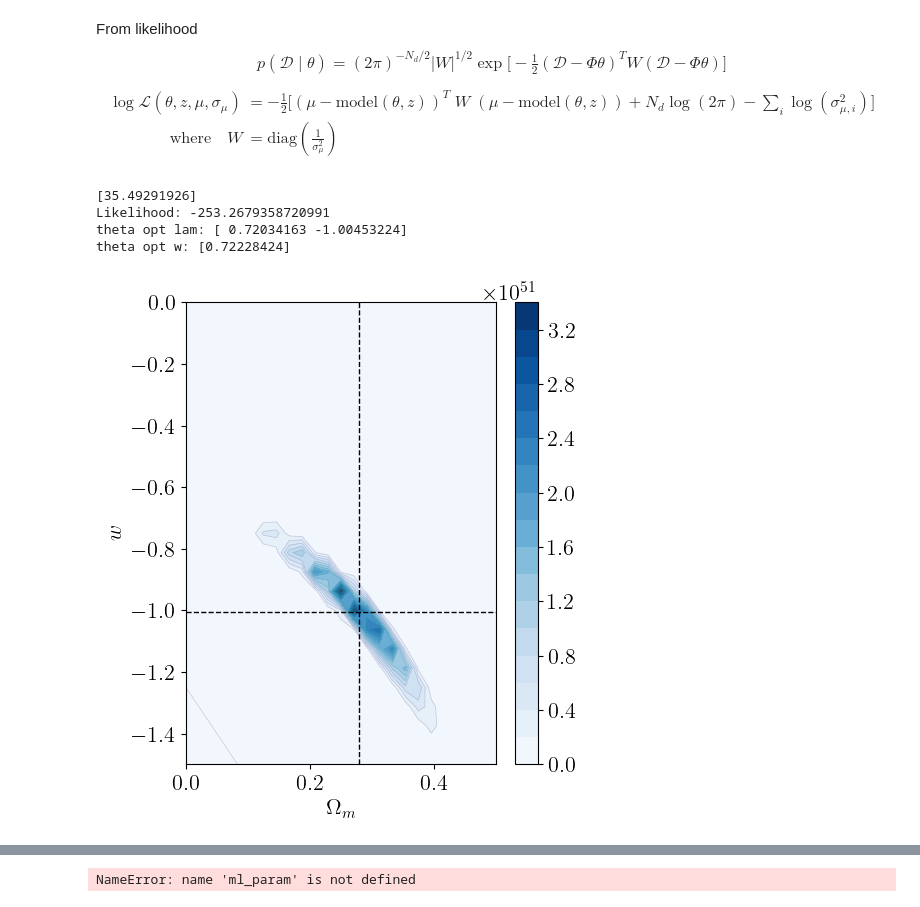
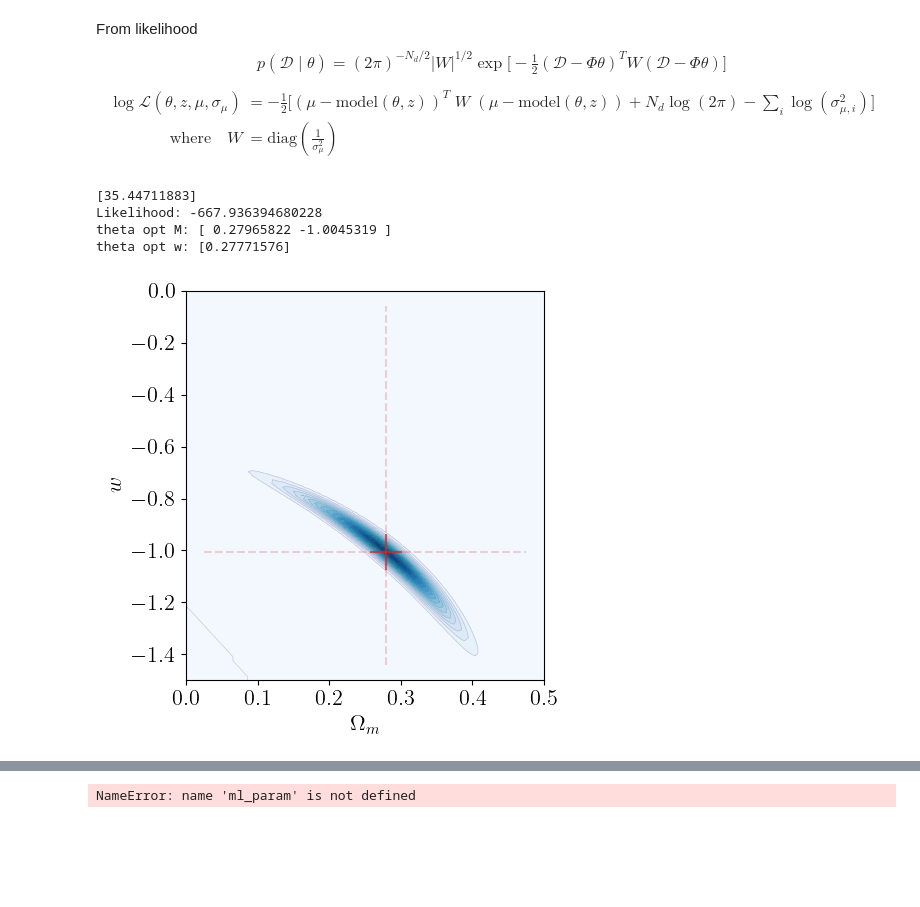
Before and after one commit to j-haralds/Advanced_sim, a Jupyter notebook: proj1_shared/proj1_2_jesper.ipynb, the cells around one changed output, grey strips where cells are left out. Drawn from its saved outputs; the diff is of its cells as text; code cells hidden in the pictures; blank space fills up the shorter version.

```diff
--- a/proj1_shared/proj1_2_jesper.ipynb
+++ b/proj1_shared/proj1_2_jesper.ipynb
@@ -185,8 +185,8 @@ def aic(theta, z, mu, mu_err):
     Np = len(theta)
     return 2 * log_likelihood(theta, z, mu, mu_err) - 2 * Np
 # %%
-theta0 = [1, -1]
-like = log_likelihood(theta0, z, df['mu'], mu_err)
+theta0 = [1, -1]    # [Om_M, w]
+like = log_likelihood(theta0, z, mu, mu_err)
 
 print(model(theta0, z[0:1]))
 print('Likelihood:', like)
@@ -194,11 +194,11 @@ print('Likelihood:', like)
 th_opt_lam = ml_param(theta0=[1, -1])
 th_opt_w = ml_param(theta0=1)
 
-print('theta opt lam:', th_opt_lam)
+print('theta opt M:', th_opt_lam)
 print('theta opt w:', th_opt_w)
 # %% [output]
-[35.49291926]
-Likelihood: -253.2679358720991
-theta opt lam: [ 0.72034163 -1.00453224]
-theta opt w: [0.72228424]
+[35.44711883]
+Likelihood: -667.936394680228
+theta opt M: [ 0.27965822 -1.0045319 ]
+theta opt w: [0.27771576]
 # %%
@@ -227,14 +218,34 @@ for w_i,i in zip(w_grid, range(len(w_grid))):
-# %%
-plt.figure(figsize=(5,6));
-plt.contour(1-Om_lam_g, w_g, like, levels=20, alpha=0.2, linewidths=0.5);
-plt.contourf(1-Om_lam_g, w_g, like, levels=20, cmap='Blues');
-plt.colorbar();
-plt.vlines(1-th_opt_lam[0], ymin=np.min(w_g), ymax=np.max(w_g), colors='black', linestyles='dashed', label='MLE', linewidth=1);
-plt.hlines(th_opt_lam[1], xmin=0, xmax=0.5, colors='black', linestyles='dashed', linewidth=1);
-plt.xlabel(r'$\Omega_m$');
-plt.ylabel('$w$');
-# %% [output]
-[figure, removed]
+# %%
+x_opt = th_opt_lam[0]   # Omega_m from lambdaCDM
+y_opt = th_opt_lam[1]         # w
+
+# extents
+xmin, xmax = np.min(Om_M_g)+0.05*np.max(Om_M_g), np.max(Om_M_g)-0.05*np.max(Om_M_g)
+ymin, ymax = np.min(w_g)+0.04*np.max(np.abs(w_g)), np.max(w_g)-0.04*np.max(np.abs(w_g))
+
+dx = 0.05 * (xmax - xmin)
+dy = 0.05 * (ymax - ymin)
+
+level = 20
+
+plt.figure(figsize=(5,5))
+plt.contour(Om_M_g, w_g, like, levels=level, alpha=0.2, linewidths=0.5)
+plt.contourf(Om_M_g, w_g, like, levels=level, cmap='Blues')
+# full crosshair (dashed)
+plt.vlines(x_opt, ymin=ymin, ymax=ymax, colors='tab:red', linestyles='--', lw=1.5, alpha=0.2)
+plt.hlines(y_opt, xmin=xmin, xmax=xmax, colors='tab:red', linestyles='--', lw=1.5, alpha=0.2)
+
+# short tick at the intersection (solid)
+plt.vlines(x_opt, ymin=y_opt-dy, ymax=y_opt+dy, colors='tab:red', lw=1.5, alpha=0.7)
+plt.hlines(y_opt, xmin=x_opt-dx, xmax=x_opt+dx, colors='tab:red', lw=1.5, alpha=0.7)
+
+plt.xlabel(r'$\Omega_m$')
+plt.ylabel(r'$w$')
+
+plt.tight_layout()
+# plt.savefig('figs/w_vs_Om_m_1.pdf')
+# %% [output]
+[figure, added]
 # %%
 P = like.copy()                     # your 2D likelihood grid
 P = np.exp(P - np.max(P))           # if it's in log form
```
Also changed, not shown: parts of 6 cells of this notebook, 1 other file.
